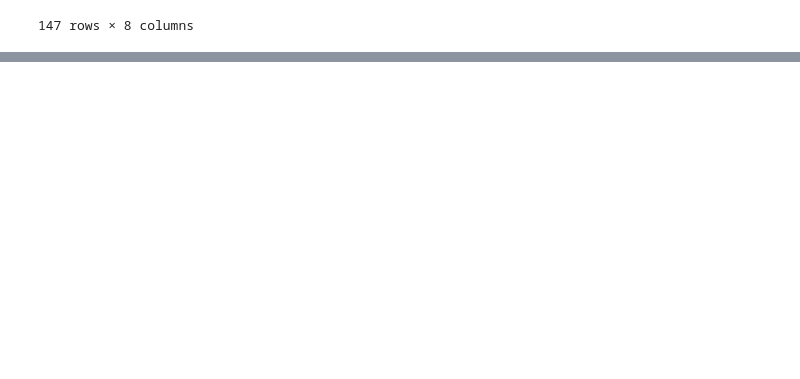
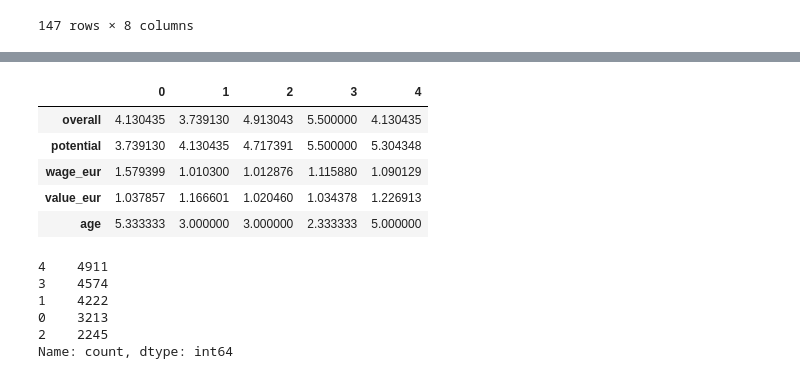
Before and after one commit to Tom-Kab/IDPA-Project-1, a Jupyter notebook: indexDataFinal.ipynb, the cells around one changed output, grey strips where cells are left out. Drawn from its saved outputs; the diff is of its cells as text; code cells hidden in the pictures; blank space fills up the shorter version.

```diff
--- a/indexDataFinal.ipynb
+++ b/indexDataFinal.ipynb
@@ -707,0 +743,24 @@ df1
+# %%
+# Initialize random centroids
+
+def random_centroids(data, k):
+  centroids = []
+
+  # k is the number of clusters
+  for i in range(k):
+  #choosing centroid randomly by choosing any value from every column fr every feature
+    centroid = data.apply(lambda x: float(x.sample()))
+    centroids.append(centroid)
+  return pd.concat(centroids, axis=1)
+# %%
+# this specifies the number of centroids and hence the clusters which is 5, our user should be able to choose this
+centroids = random_centroids(data, 5)
+centroids
+ # every column below is a centroid
+# %% [output]
+|  | 0 | 1 | 2 | 3 | 4 |
+| overall | 4.130435 | 3.739130 | 4.913043 | 5.500000 | 4.130435 |
+| potential | 3.739130 | 4.130435 | 4.717391 | 5.500000 | 5.304348 |
+| wage_eur | 1.579399 | 1.010300 | 1.012876 | 1.115880 | 1.090129 |
+| value_eur | 1.037857 | 1.166601 | 1.020460 | 1.034378 | 1.226913 |
+| age | 5.333333 | 3.000000 | 3.000000 | 2.333333 | 5.000000 |
@@ -707,0 +775,12 @@ df1
+# %%
+labels = get_labels(data, centroids)
+labels.value_counts()
+
+# this specifies the nb of docs that belong to every cluster
+# %% [output]
+4    4911
+3    4574
+1    4222
+0    3213
+2    2245
+Name: count, dtype: int64
```
Also changed, not shown: parts of 21 cells of this notebook, 3 other files.
